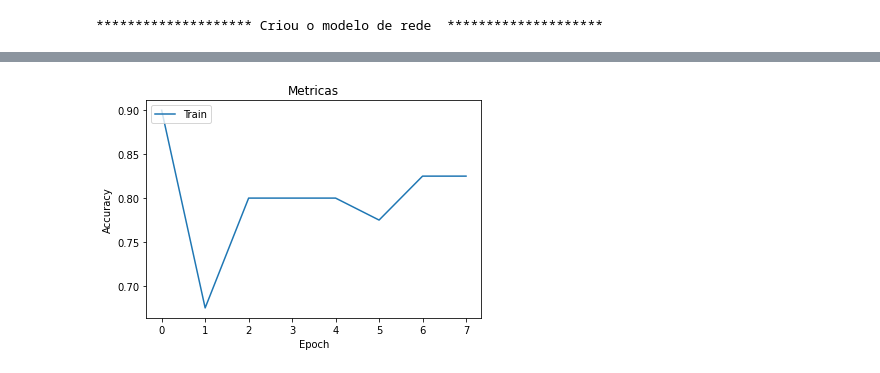
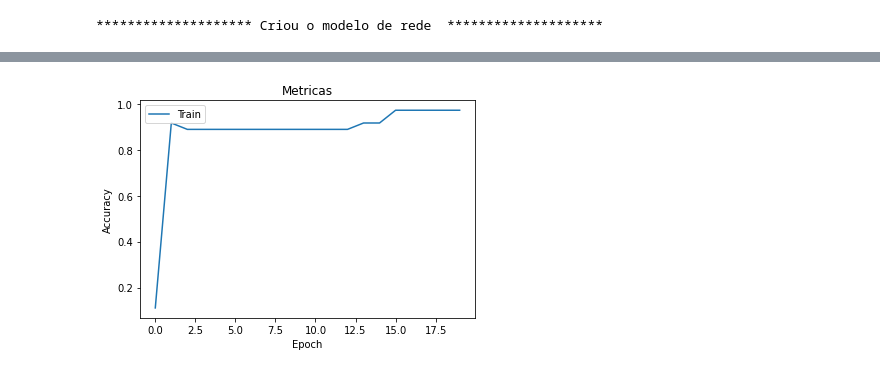
Before and after one commit to classjr/DevelopmentAndroid, a Jupyter notebook: projectVisionComputer.ipynb, the cells around one changed output, grey strips where cells are left out. Drawn from its saved outputs; the diff is of its cells as text; code cells hidden in the pictures.

```diff
--- a/projectVisionComputer.ipynb
+++ b/projectVisionComputer.ipynb
@@ -21,10 +21,11 @@ import matplotlib.pyplot as plt
 import numpy as np
 
 
-NUMERO_EPOCA = 50
+NUMERO_EPOCA = 20
 TAXA_APRENDIZADO = 0.0001
 TAMANHO_IMAGEM = 224
-TAMANHO_BATCH = 10
+TAMANHO_BATCH = 20
+PORCENTAGEM_TEST = 0.20
 # %%
 import pandas as pd
 import os
@@ -90,7 +91,6 @@ class Image:
       print(error)
 
 
-
 class LoadImage:
 
   def getRoi(self, img, points):
@@ -120,7 +120,7 @@ class LoadImage:
         point[1] = float(point[1]/H)
         point[2] = float(point[2]/W)
         point[3] = float(point[3]/H)
-        points.append( point )
+        points.append( np.array(point, dtype="float32") )
         img = cv2.resize(img, (TAMANHO_IMAGEM,TAMANHO_IMAGEM), interpolation= cv2.INTER_LINEAR)
         imgs.append( np.array(img, dtype="float32") /255.0 )
       return np.asarray(imgs), np.asarray(points)
@@ -134,7 +134,7 @@ x, y = ld.loading(dicionarioImagens)
 
 # Realiza a divisão de dataset em 90 e 10%, ou seja, 90% das imagens
 # para treino e 10% para teste durante o treinamento
-xtrain, xtest, ytrain, ytest=train_test_split(x, y, test_size=0.10)
+xtrain, xtest, ytrain, ytest=train_test_split(x, y, test_size=PORCENTAGEM_TEST)
 print('*'*20 , 'Carregou as imagens ', '*'*20)
 # %% [output]
 ******************** Carregou as imagens  ********************
@@ -159,7 +159,7 @@ class Modelos:
       model.add(keras.layers.Dense(4, activation="sigmoid"))
 
       model.compile(loss="mse", optimizer="adam")
-      return model
+      return model, 'manual'
     except ValueError as error:
       print(error)
   #Exemplos de outras redes: InceptionV3,mobileNet, efficientNet e etc
@@ -177,13 +177,13 @@ class Modelos:
       bboxHead = Dense(32, activation="relu")(bboxHead)
       bboxHead = Dense(4, activation="sigmoid")(bboxHead)
       model = Model(inputs=model.input, outputs=bboxHead)
-      return model
+      return model, 'vgg16'
     except ValueError as error:
       print(error)
 
 teste = Modelos()
-#model = teste.manual()
-model = teste.transfer_learning_vgg()
+#model, name = teste.manual()
+model, name = teste.transfer_learning_vgg()
 
 print('*'*20 , 'Criou o modelo de rede ', '*'*20)
 # %% [output]
@@ -197,7 +197,7 @@ opt = keras.optimizers.Adam(learning_rate=TAXA_APRENDIZADO)
 callback = tensorflow.keras.callbacks.EarlyStopping(monitor='loss', patience=5)
 
 #model.compile(optimizer=opt,loss='categorical_crossentropy',metrics=['accuracy',tensorflow.keras.metrics.Precision(), tensorflow.keras.metrics.Recall()])
-model.compile(optimizer=opt,loss='categorical_crossentropy',metrics=['accuracy',])
+model.compile(optimizer=opt,loss='mse',metrics=['accuracy',])
 
 # Realiza o treinamento
 historico = model.fit(xtrain, ytrain,validation_data=(xtest,ytest), epochs=NUMERO_EPOCA, batch_size=TAMANHO_BATCH,callbacks=[callback],verbose=1)
@@ -212,4 +212,17 @@ plt.xlabel('Epoch')
 plt.legend(['Train', 'Test'], loc='upper left')
 plt.savefig('Resultados/exprimento_'+name_experimenter+'_.png')
 plt.show()
+
+scores = model.evaluate(xtest, ytest, verbose=1)
+# Saving the result
+if not os.path.exists('Resultados/results.csv'):
+  header = True
+else:
+  header = False
+file = open('Resultados/results.csv','a')
+if header == True:
+  file.write('Data, Modelo, Batch, Size Image, Rate Learning, Accuracy\n')
+file.write(str(hour) + ',' +name+ ',' + str(TAMANHO_BATCH)+ ',' +str(TAMANHO_IMAGEM)+ ',' +str(TAXA_APRENDIZADO))
+file.write(',' + str(scores[1]*100)+ '\n')
+file.close()
 # %% [output]
@@ -232 +246 @@ Epoch 8/50
-[figure, old version]
+[figure, new version]
```
Also changed, not shown: parts of 2 cells of this notebook.
